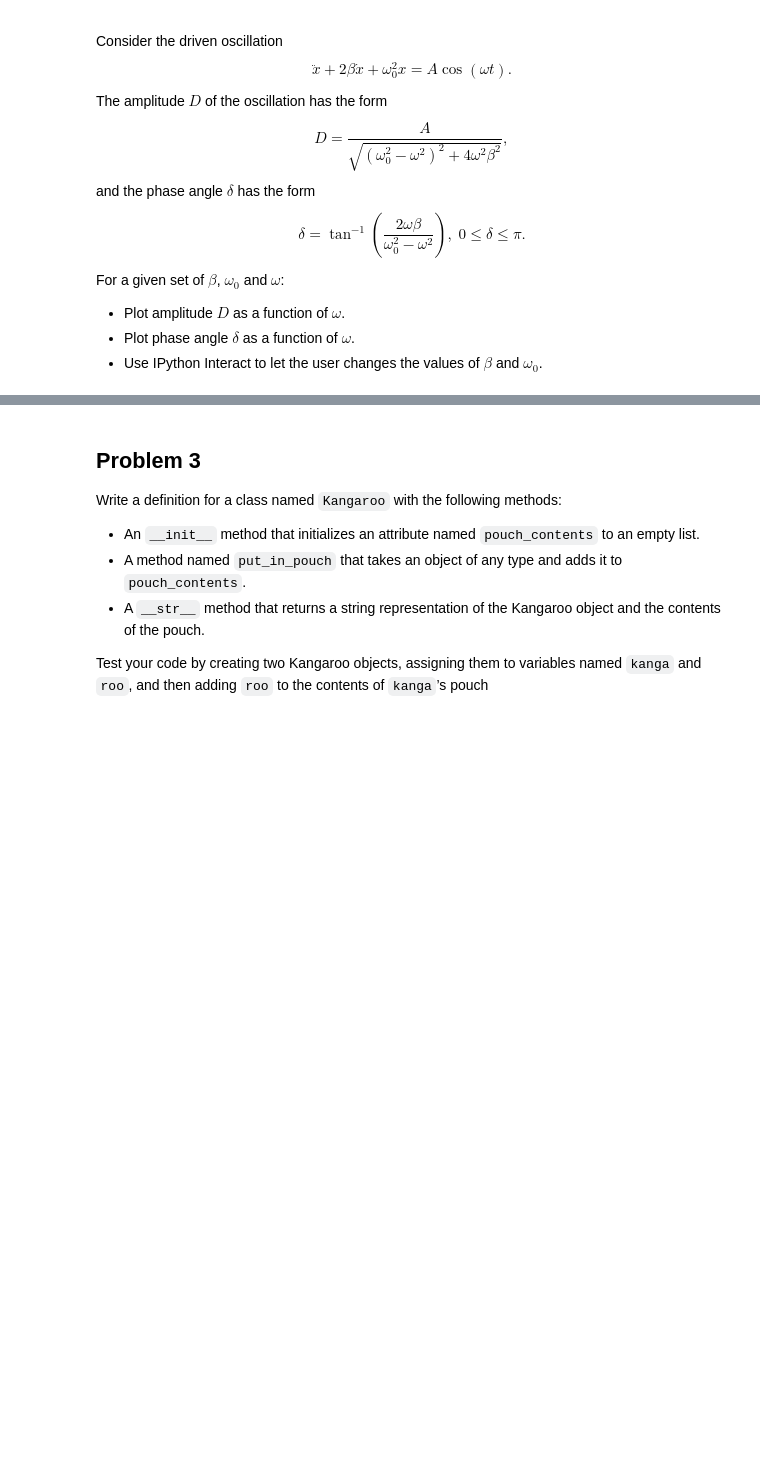
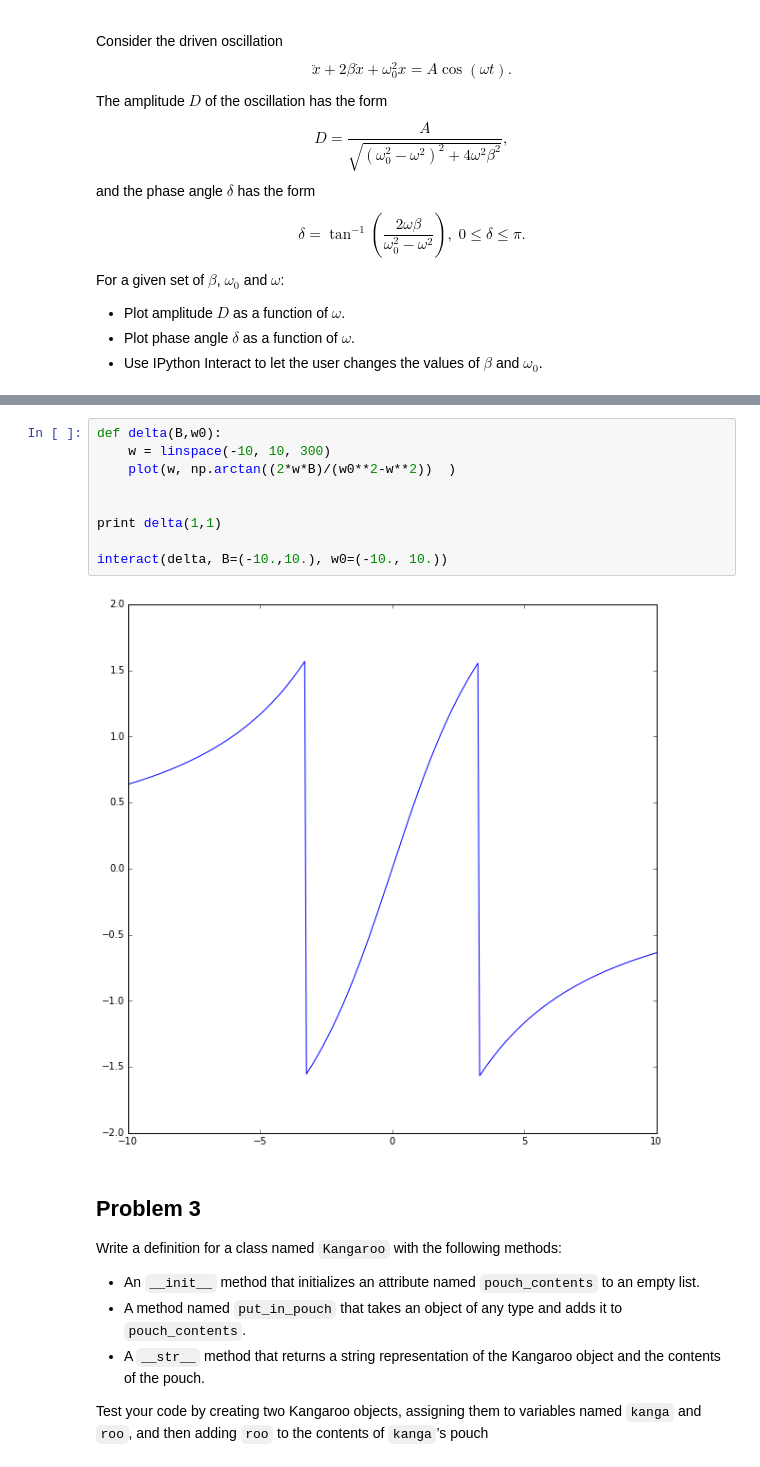
Before and after one commit to pcchen/NTHU10320PHYS290000, a Jupyter notebook: student/102022131/Homework5.ipynb, the cells around one changed output, grey strips where cells are left out. Saved outputs shown, nothing was run; the diff lists cells and outputs as text; blank space fills up the shorter version.

```diff
--- a/student/102022131/Homework5.ipynb
+++ b/student/102022131/Homework5.ipynb
@@ -131,3 +129,14 @@ WARNING: pylab import has clobbered these variables: ['f']
+# %%
+def delta(B,w0):
+    w = linspace(-10, 10, 300)
+    plot(w, np.arctan((2*w*B)/(w0**2-w**2))  )
+
+
+print delta(1,1)
+
+interact(delta, B=(-10.,10.), w0=(-10., 10.))
+# %% [output]
+[figure, added]
 # %% [markdown]
 ## Problem 3
 
```
Also changed, not shown: parts of 6 cells of this notebook.
